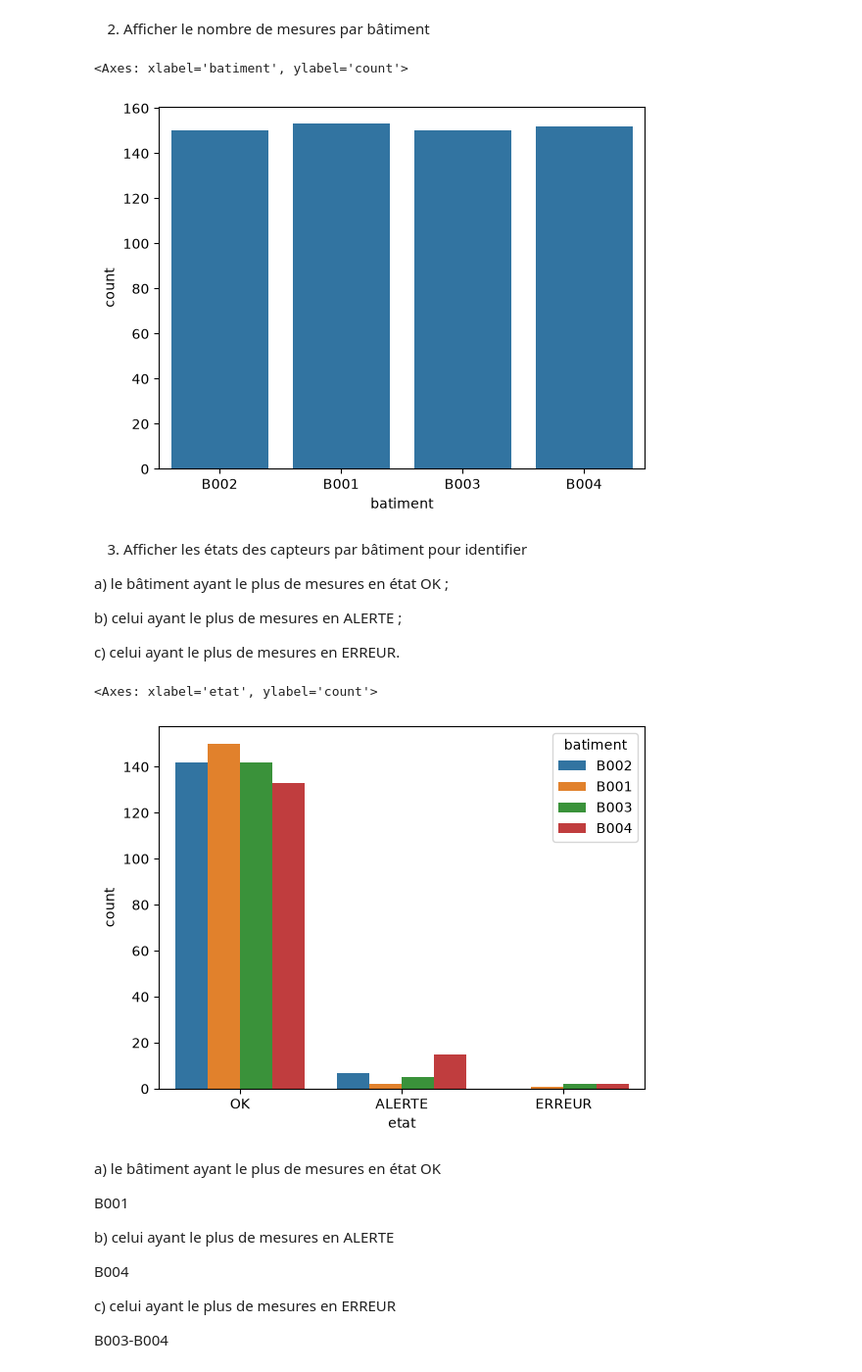
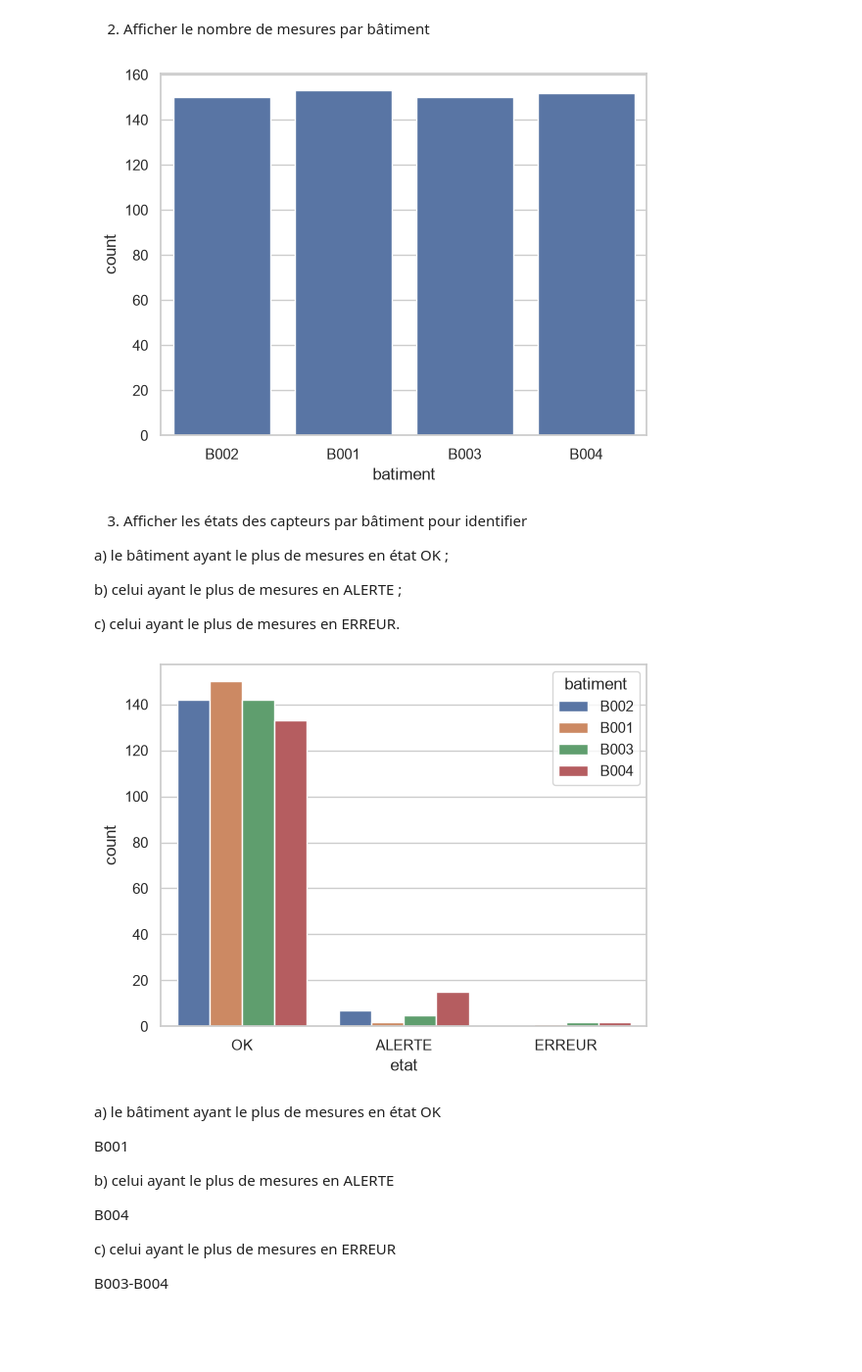
Before and after one commit to rokhayacoumbadiouf-bit/Atelier_Seaborn, a Jupyter notebook: atelier_seaborn_iot/notebooks/atelier_seaborn_iot.ipynb, the cells around one changed output. Shown at 98% size. Saved outputs shown, nothing was run; the diff lists cells and outputs as text; code cells hidden in the pictures; blank space fills up the shorter version.

```diff
--- a/atelier_seaborn_iot/notebooks/atelier_seaborn_iot.ipynb
+++ b/atelier_seaborn_iot/notebooks/atelier_seaborn_iot.ipynb
@@ -13,6 +13,7 @@ import seaborn as sns
 import matplotlib.pyplot as plt
 import pandas as pd
 import numpy as np
+sns.set_theme(style="whitegrid")
 # %% [output]
 Requirement already satisfied: seaborn in c:\Users\rokha\miniconda3\Lib\site-packages (0.13.2)
 Requirement already satisfied: pandas in c:\Users\rokha\miniconda3\Lib\site-packages (3.0.5)
@@ -206,9 +290,13 @@ sns.countplot(data=df ,x="etat")
 2) Afficher le nombre de mesures par bâtiment
 # %%
 sns.countplot(data=df,x="batiment")
+plt.savefig(
+    "../exports/countplot_batiment.png",
+    dpi=300,
+    bbox_inches="tight"
+)
 # %% [output]
-<Axes: xlabel='batiment', ylabel='count'>
-[figure, old version]
+[figure, new version]
 # %% [markdown]
 3) Afficher les états des capteurs par bâtiment pour identifier
 
@@ -219,9 +307,13 @@ b) celui ayant le plus de mesures en ALERTE ;
 c) celui ayant le plus de mesures en ERREUR.
 # %%
 sns.countplot(data=df,x="etat", hue="batiment")
+plt.savefig(
+    "../exports/countplot_etat_batiment.png",
+    dpi=300,
+    bbox_inches="tight"
+)
 # %% [output]
-<Axes: xlabel='etat', ylabel='count'>
-[figure, old version]
+[figure, new version]
 # %% [markdown]
 a) le bâtiment ayant le plus de mesures en état OK
 
```
Also changed, not shown: parts of 29 cells of this notebook, 18 other files.
